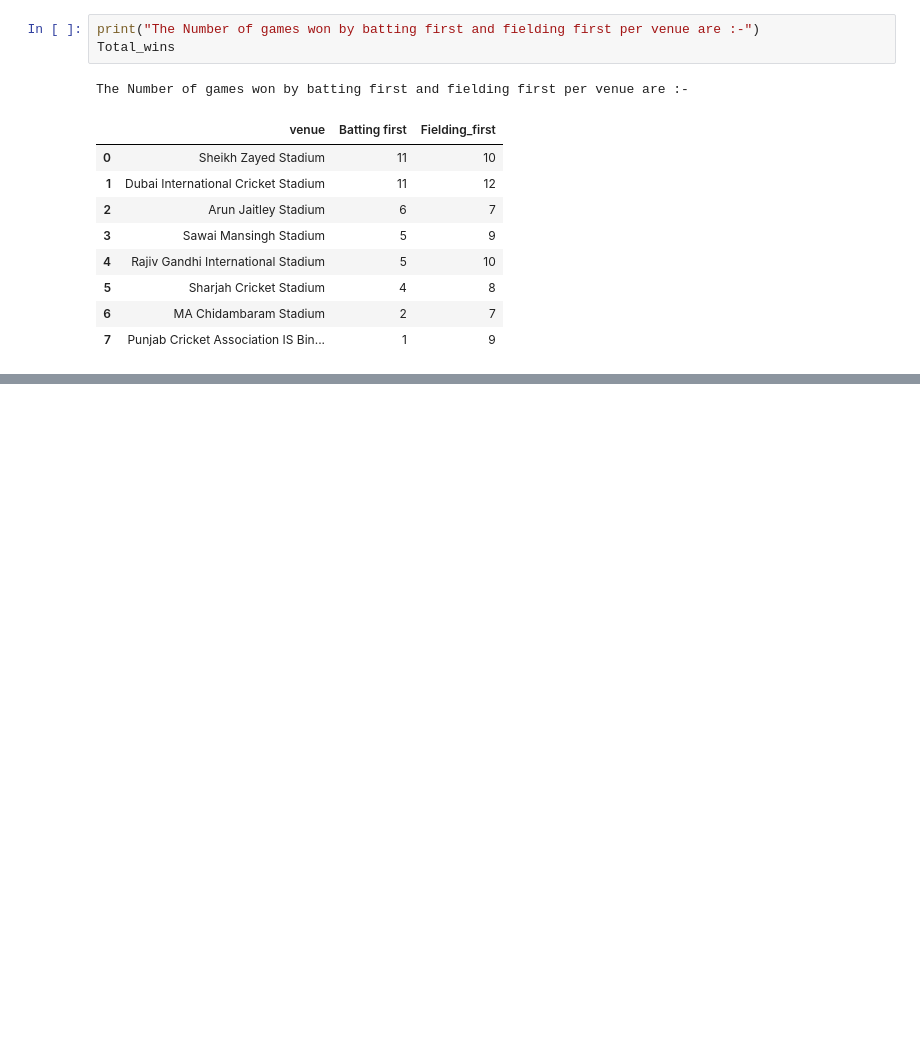
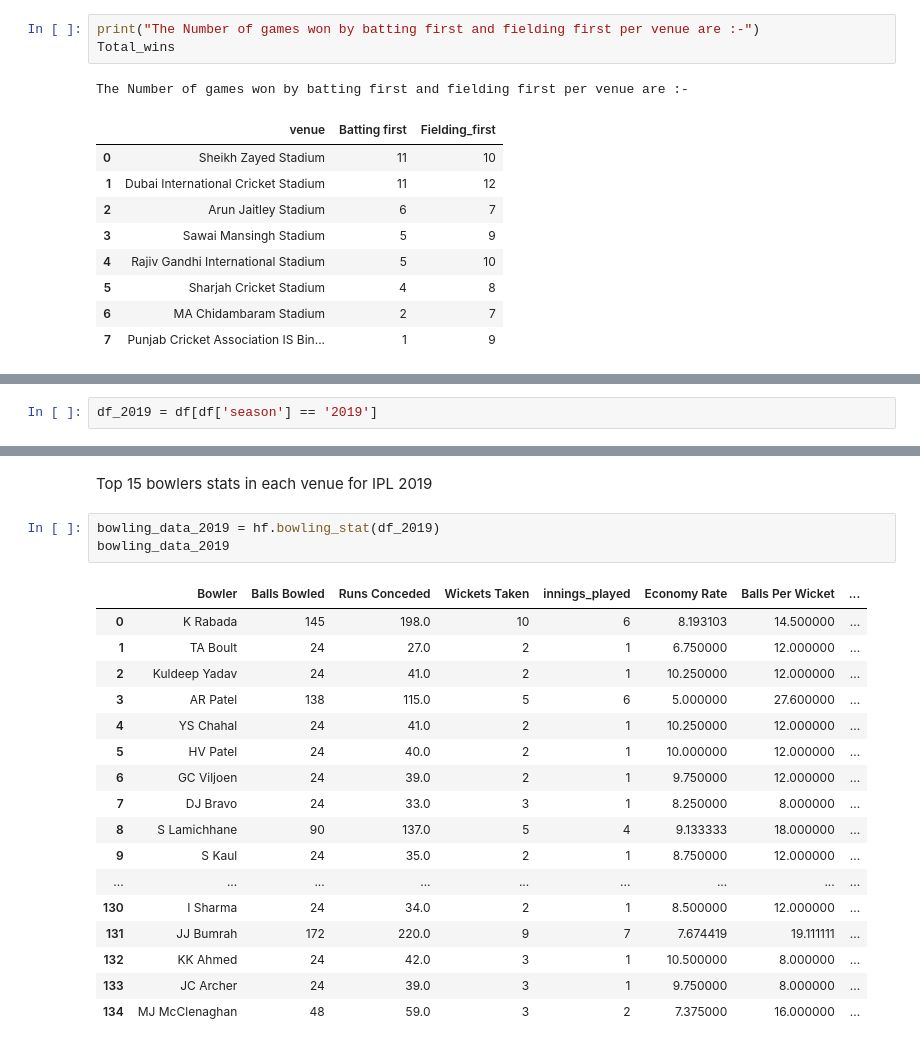
Before and after one commit to Venkat3103/2022Fall_projects, a Jupyter notebook: Hypothesis_2.ipynb, the cells around one changed output, grey strips where cells are left out. Cells and saved outputs as stored; diff of their text form; blank space fills up the shorter version.

```diff
--- a/Hypothesis_2.ipynb
+++ b/Hypothesis_2.ipynb
@@ -235,0 +273,2 @@ The Number of games won by batting first and fielding first per venue are :-
+# %%
+df_2019 = df[df['season'] == '2019']
@@ -235,0 +397,23 @@ The Number of games won by batting first and fielding first per venue are :-
+# %% [markdown]
+Top 15 bowlers stats in each venue for IPL 2019
+# %%
+bowling_data_2019 = hf.bowling_stat(df_2019)
+bowling_data_2019
+# %% [output]
+|  | Bowler | Balls Bowled | Runs Conceded | Wickets Taken | innings_played | Economy Rate | Balls Per Wicket | ... |
+| 0 | K Rabada | 145 | 198.0 | 10 | 6 | 8.193103 | 14.500000 | ... |
+| 1 | TA Boult | 24 | 27.0 | 2 | 1 | 6.750000 | 12.000000 | ... |
+| 2 | Kuldeep Yadav | 24 | 41.0 | 2 | 1 | 10.250000 | 12.000000 | ... |
+| 3 | AR Patel | 138 | 115.0 | 5 | 6 | 5.000000 | 27.600000 | ... |
+| 4 | YS Chahal | 24 | 41.0 | 2 | 1 | 10.250000 | 12.000000 | ... |
+| 5 | HV Patel | 24 | 40.0 | 2 | 1 | 10.000000 | 12.000000 | ... |
+| 6 | GC Viljoen | 24 | 39.0 | 2 | 1 | 9.750000 | 12.000000 | ... |
+| 7 | DJ Bravo | 24 | 33.0 | 3 | 1 | 8.250000 | 8.000000 | ... |
+| 8 | S Lamichhane | 90 | 137.0 | 5 | 4 | 9.133333 | 18.000000 | ... |
+| 9 | S Kaul | 24 | 35.0 | 2 | 1 | 8.750000 | 12.000000 | ... |
+| ... | ... | ... | ... | ... | ... | ... | ... | ... |
+| 130 | I Sharma | 24 | 34.0 | 2 | 1 | 8.500000 | 12.000000 | ... |
+| 131 | JJ Bumrah | 172 | 220.0 | 9 | 7 | 7.674419 | 19.111111 | ... |
+| 132 | KK Ahmed | 24 | 42.0 | 3 | 1 | 10.500000 | 8.000000 | ... |
+| 133 | JC Archer | 24 | 39.0 | 3 | 1 | 9.750000 | 8.000000 | ... |
+| 134 | MJ McClenaghan | 48 | 59.0 | 3 | 2 | 7.375000 | 16.000000 | ... |
```
Also changed, not shown: parts of 23 cells of this notebook, 1 other file.
